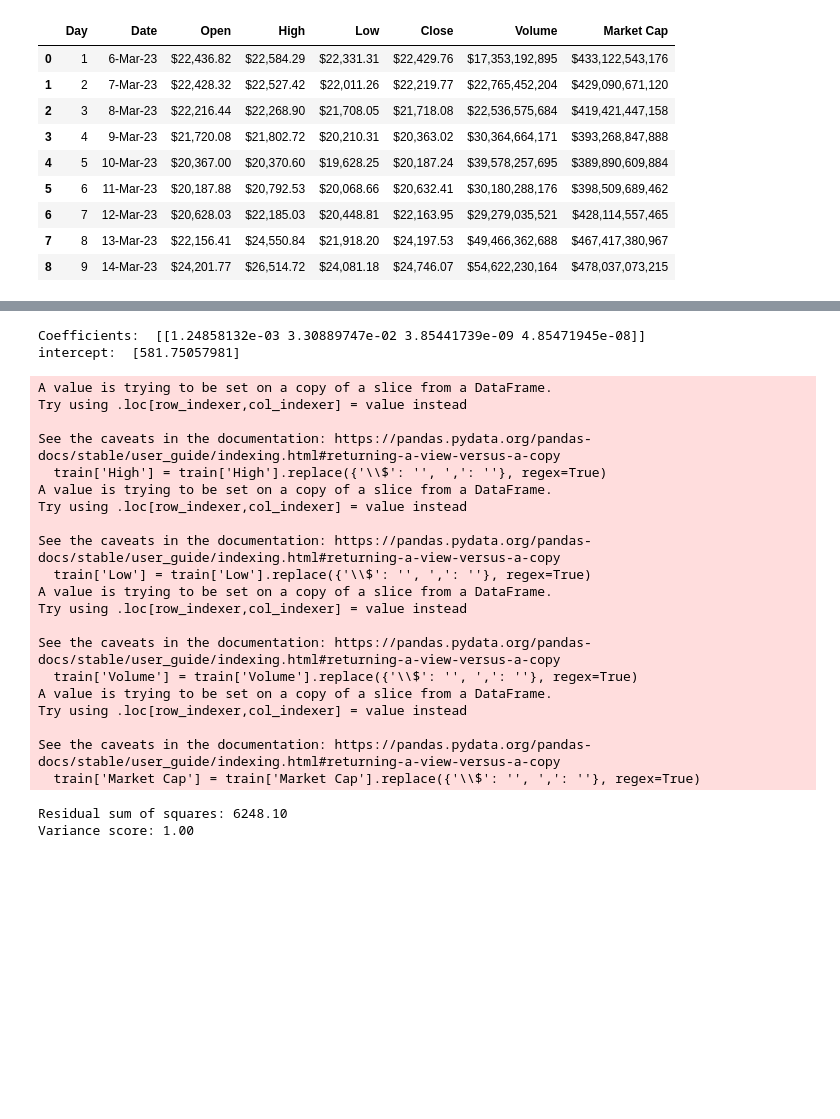
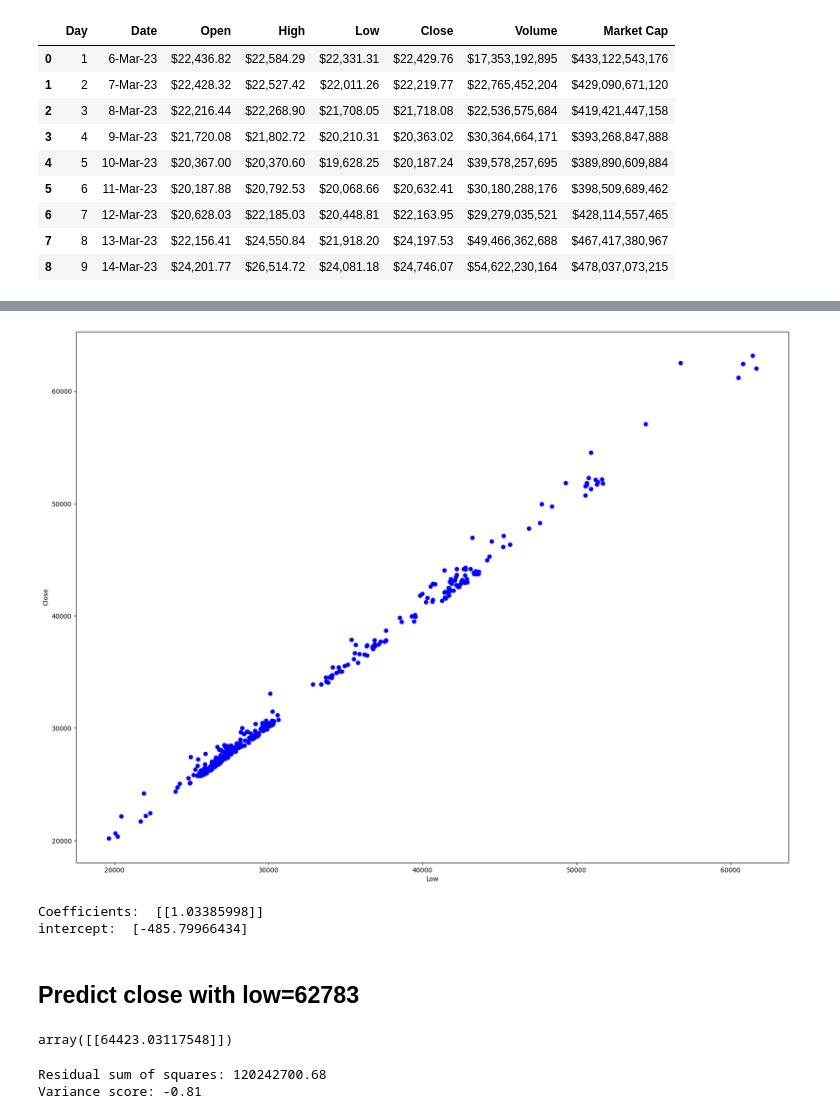
Before and after one commit to He5am/Bitcoin-prediction-with-linear-regression, a Jupyter notebook: bitcoin-project-with-linear-regression.ipynb, the cells around one changed output, grey strips where cells are left out. Drawn from its saved outputs; the diff is of its cells as text; code cells hidden in the pictures; blank space fills up the shorter version.

```diff
--- a/bitcoin-project-with-linear-regression.ipynb
+++ b/bitcoin-project-with-linear-regression.ipynb
@@ -67,3 +82,13 @@ plt.show()
+# %%
+plt.figure(figsize=(20, 15))
+plt.scatter(cdf.Low, cdf.Close,  color='blue')
+# plt.scatter(cdf.Day, cdf.Volume, color='yellow')
+# plt.scatter(cdf.Day, cdf['Market Cap'], color='black')
+plt.xlabel("Low")
+plt.ylabel("Close")
+plt.show()
+# %% [output]
+[figure, added]
 # %%
 msk = np.random.rand(len(df)) < 0.8
 train = cdf[msk]
@@ -72,40 +97,20 @@ test = cdf[~msk]
 from sklearn import linear_model
 regr = linear_model.LinearRegression()
 
-train['High'] = train['High'].replace({'\\$': '', ',': ''}, regex=True)
-train['Low'] = train['Low'].replace({'\\$': '', ',': ''}, regex=True)
-train['Volume'] = train['Volume'].replace({'\\$': '', ',': ''}, regex=True)
-train['Market Cap'] = train['Market Cap'].replace({'\\$': '', ',': ''}, regex=True)
-
-
-x = np.asanyarray(train[['High','Low','Volume','Market Cap']])
+x = np.asanyarray(train[['Low']])
 y = np.asanyarray(train[['Close']])
 regr.fit (x, y)
 print ('Coefficients: ', regr.coef_)
 print ('intercept: ', regr.intercept_)
 # %% [output]
-Coefficients:  [[1.24858132e-03 3.30889747e-02 3.85441739e-09 4.85471945e-08]]
-intercept:  [581.75057981]
+Coefficients:  [[1.03385998]]
+intercept:  [-485.79966434]
-A value is trying to be set on a copy of a slice from a DataFrame.
-Try using .loc[row_indexer,col_indexer] = value instead
-
-See the caveats in the documentation: https://pandas.pydata.org/pandas-docs/stable/user_guide/indexing.html#returning-a-view-versus-a-copy
-  train['High'] = train['High'].replace({'\\$': '', ',': ''}, regex=True)
-A value is trying to be set on a copy of a slice from a DataFrame.
-Try using .loc[row_indexer,col_indexer] = value instead
-
-See the caveats in the documentation: https://pandas.pydata.org/pandas-docs/stable/user_guide/indexing.html#returning-a-view-versus-a-copy
-  train['Low'] = train['Low'].replace({'\\$': '', ',': ''}, regex=True)
-A value is trying to be set on a copy of a slice from a DataFrame.
-Try using .loc[row_indexer,col_indexer] = value instead
-
-See the caveats in the documentation: https://pandas.pydata.org/pandas-docs/stable/user_guide/indexing.html#returning-a-view-versus-a-copy
-  train['Volume'] = train['Volume'].replace({'\\$': '', ',': ''}, regex=True)
-A value is trying to be set on a copy of a slice from a DataFrame.
-Try using .loc[row_indexer,col_indexer] = value instead
-
-See the caveats in the documentation: https://pandas.pydata.org/pandas-docs/stable/user_guide/indexing.html#returning-a-view-versus-a-copy
-  train['Market Cap'] = train['Market Cap'].replace({'\\$': '', ',': ''}, regex=True)
+# %% [markdown]
+## Predict close with low=62783
+# %%
+regr.predict([[62783]])
+# %% [output]
+array([[64423.03117548]])
 # %%
 test_copy = test.copy()
 test_copy['High'] = test_copy['High'].replace({'\\$': '', ',': ''}, regex=True)
@@ -113,8 +118,8 @@ test_copy['Low'] = test_copy['Low'].replace({'\\$': '', ',': ''}, regex=True)
 test_copy['Volume'] = test_copy['Volume'].replace({'\\$': '', ',': ''}, regex=True)
 test_copy['Market Cap'] = test_copy['Market Cap'].replace({'\\$': '', ',': ''}, regex=True)
 
-y_hat= regr.predict(test_copy[['High','Low','Volume','Market Cap']])
-x = np.asanyarray(test_copy[['High','Low','Volume','Market Cap']])
+y_hat= regr.predict(test_copy[['Low']])
+x = np.asanyarray(test_copy[['Low']])
 y = np.asanyarray(test[['Close']])
 print("Residual sum of squares: %.2f"
       % np.mean((y_hat - y) ** 2))
@@ -122,5 +127,5 @@ print("Residual sum of squares: %.2f"
 # Explained variance score: 1 is perfect prediction
 print('Variance score: %.2f' % regr.score(x, y))
 # %% [output]
-Residual sum of squares: 6248.10
-Variance score: 1.00
+Residual sum of squares: 120242700.68
+Variance score: -0.81
```
Also changed, not shown: parts of 12 cells of this notebook.
